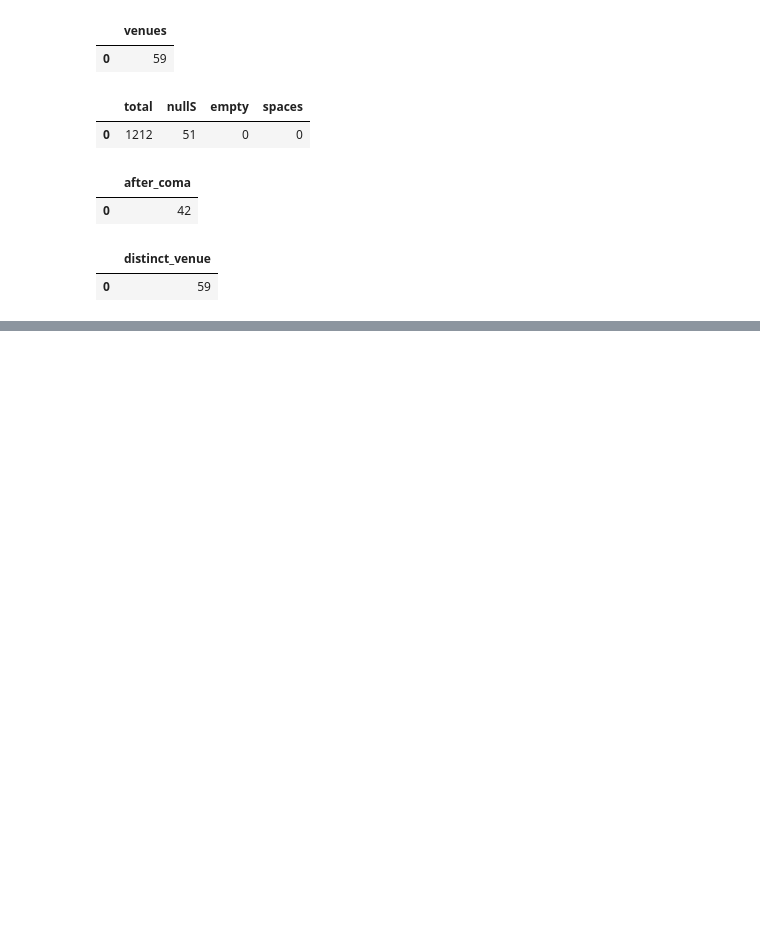
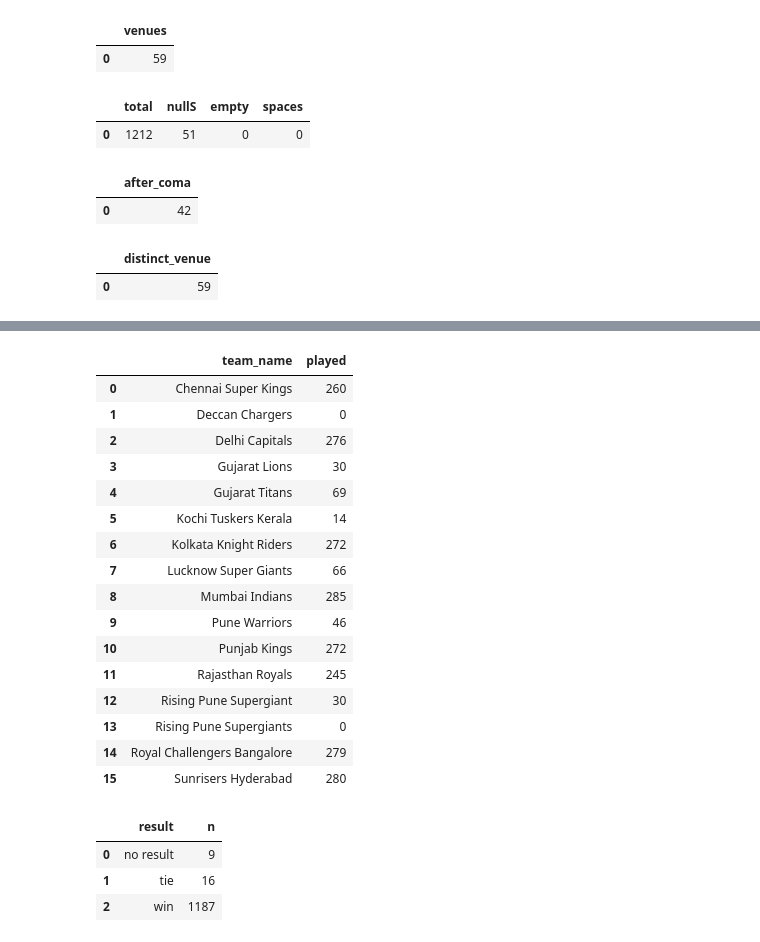
Before and after one commit to muhammedfazalbca25dbi-alt/IPL-ANALYTICS, a Jupyter notebook: notebooks/sql_practice.ipynb, the cells around one changed output, grey strips where cells are left out. Cells and saved outputs as stored; diff of their text form; code cells hidden in the pictures; blank space fills up the shorter version.

```diff
--- a/notebooks/sql_practice.ipynb
+++ b/notebooks/sql_practice.ipynb
@@ -806,0 +817,34 @@ from matches;': near "count": syntax error
+# %%
+q("""select team_name,
+(select count(*)
+from matches m
+where m.team1=t.team_name or m.team2=t.team_name) as played
+from teams t
+order by team_name;""")
+# %% [output]
+|  | team_name | played |
+| 0 | Chennai Super Kings | 260 |
+| 1 | Deccan Chargers | 0 |
+| 2 | Delhi Capitals | 276 |
+| 3 | Gujarat Lions | 30 |
+| 4 | Gujarat Titans | 69 |
+| 5 | Kochi Tuskers Kerala | 14 |
+| 6 | Kolkata Knight Riders | 272 |
+| 7 | Lucknow Super Giants | 66 |
+| 8 | Mumbai Indians | 285 |
+| 9 | Pune Warriors | 46 |
+| 10 | Punjab Kings | 272 |
+| 11 | Rajasthan Royals | 245 |
+| 12 | Rising Pune Supergiant | 30 |
+| 13 | Rising Pune Supergiants | 0 |
+| 14 | Royal Challengers Bangalore | 279 |
+| 15 | Sunrisers Hyderabad | 280 |
+# %%
+q("""select result,count(*) as n
+from matches
+group by result;""")
+# %% [output]
+|  | result | n |
+| 0 | no result | 9 |
+| 1 | tie | 16 |
+| 2 | win | 1187 |
```
Also changed, not shown: parts of 2 cells of this notebook, 10 other files.
